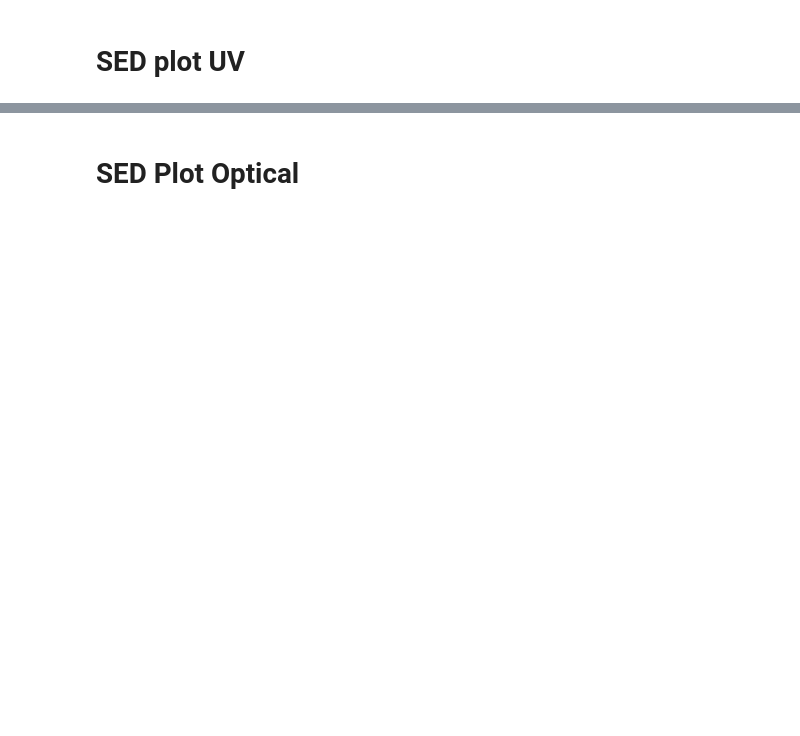
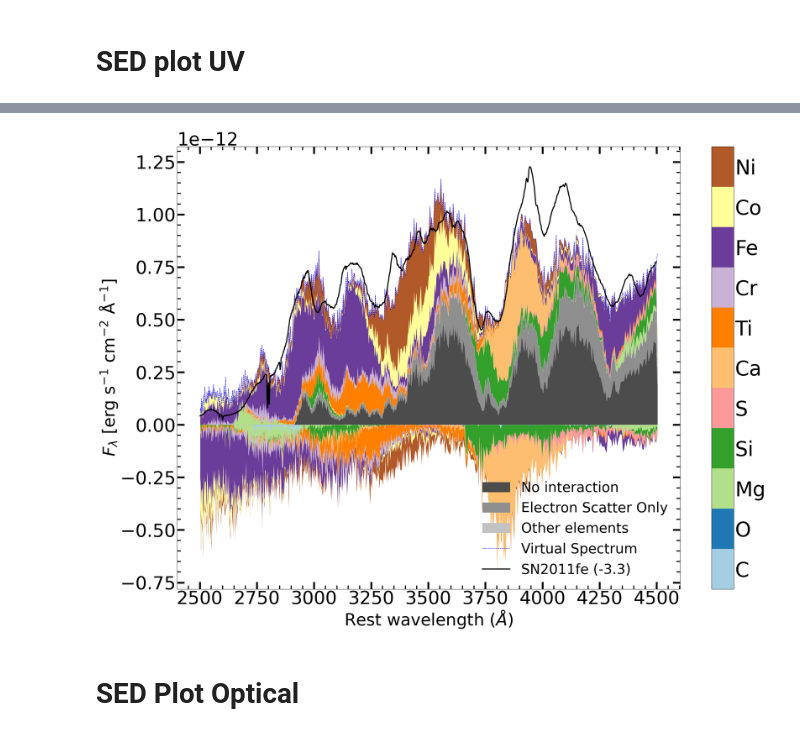
Before and after one commit to Bilton6/TARDIS_setups, a Jupyter notebook: uniform.ipynb, the cells around one changed output, grey strips where cells are left out. Saved outputs shown, nothing was run; the diff lists cells and outputs as text; code cells hidden in the pictures; blank space fills up the shorter version.

```diff
--- a/uniform.ipynb
+++ b/uniform.ipynb
@@ -99,13 +235,26 @@ obj_wave = spectrum[obj_mask, 0]
 obj_flux = spectrum[obj_mask, 1]
 
 
-matplotlib.rc('xtick', labelsize=44)
-matplotlib.rc('ytick', labelsize=44)
+matplotlib.rc('xtick', labelsize=50)
+matplotlib.rc('ytick', labelsize=50)
+plt.rc('font', size=32)
 figsize = (28, 20)
+
+plt.rc('xtick.major', size=20, width=5)  # Major ticks
+plt.rc('ytick.major', size=20, width=5)
+plt.rc('xtick.minor', size=10, width=3)  # Minor ticks
+plt.rc('ytick.minor', size=10, width=3)
+
+# Enable minor ticks globally
+plt.rc('xtick', top=True, direction='in')
+plt.rc('ytick', right=True, direction='in')
+
+plt.rc('xtick.minor', visible=True)
+plt.rc('ytick.minor', visible=True)
 
 plotter = SDECPlotter.from_simulation(sim)
 observed_spectrum_wavelength = obj_wave * u.AA
-observed_spectrum_flux = 0.3*obj_flux * u.erg / (u.s * u.cm**2 * u.AA)
+observed_spectrum_flux = 1.2*obj_flux * u.erg / (u.s * u.cm**2 * u.AA)
 
 plotter.generate_plot_mpl(observed_spectrum = (observed_spectrum_wavelength, observed_spectrum_flux),
                           distance = d_mpc * u.Mpc,blackbody_photosphere=False,cmapname='Paired',
@@ -117,10 +266,11 @@ observed_line.set_linewidth(3)
 observed_line.set_label(obj)
 
 cbar = plt.gcf().axes[-1]
-cbar.tick_params(labelsize=56)
+cbar.tick_params(labelsize=56, which='both', length=0)  # Hide tick marks
 
 plt.legend(fontsize=38,loc='lower right', frameon=False)
 plt.xlabel('Rest wavelength ($\AA$)',fontsize=46)
 plt.ylabel('$F_{\\lambda}$ [erg $\\mathrm{s^{-1}}$ $\\mathrm{cm^{-2}}$ $\\mathrm{\\AA^{-1}}$]',fontsize=46)
 plt.tight_layout()
 plt.savefig(f"sed_{identifier}.pdf")
+# %% [output]
@@ -127,3 +283,4 @@ plt.savefig(f"sed_{identifier}.pdf")
+[figure, added]
 # %% [markdown]
 # SED Plot Optical
 # %%
```
Also changed, not shown: parts of 6 cells of this notebook.
